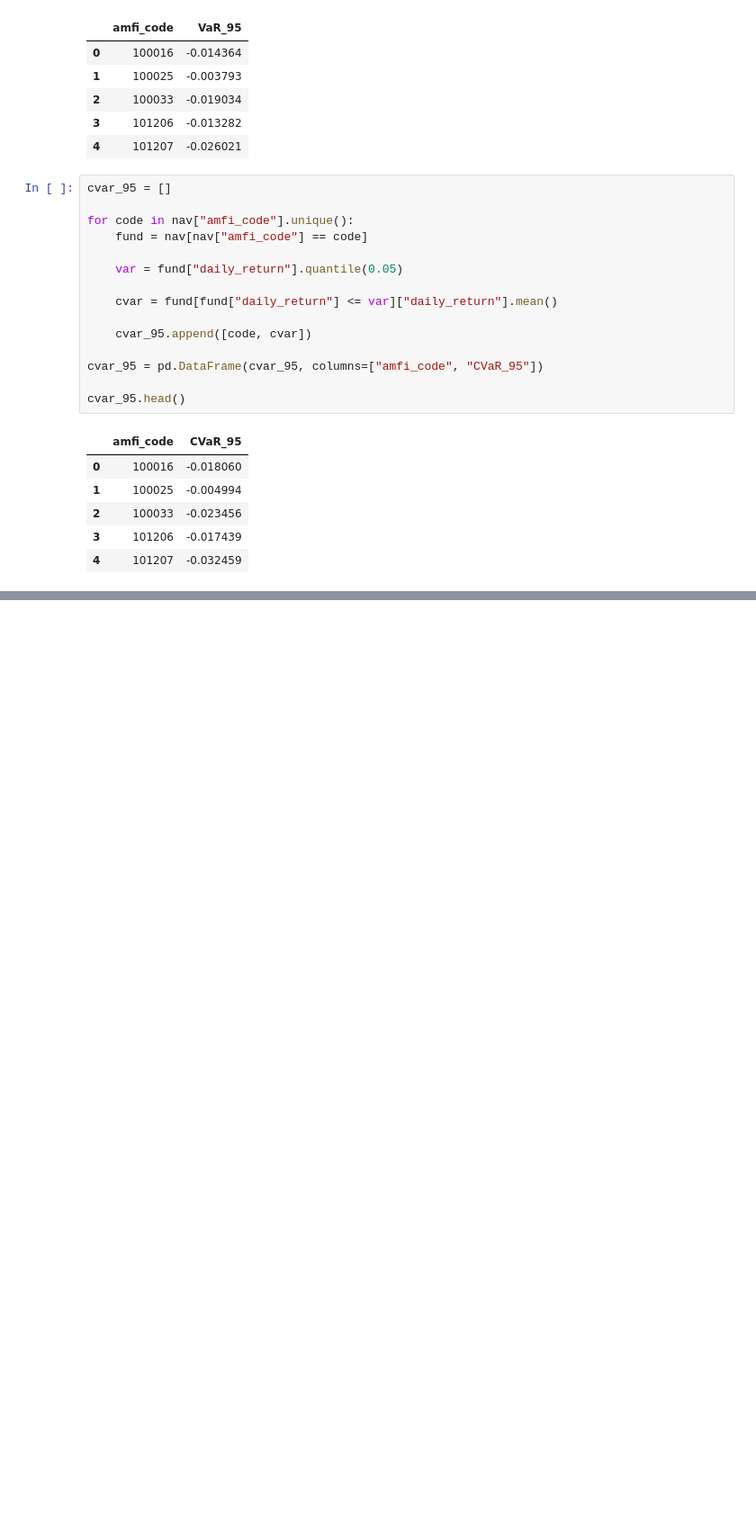
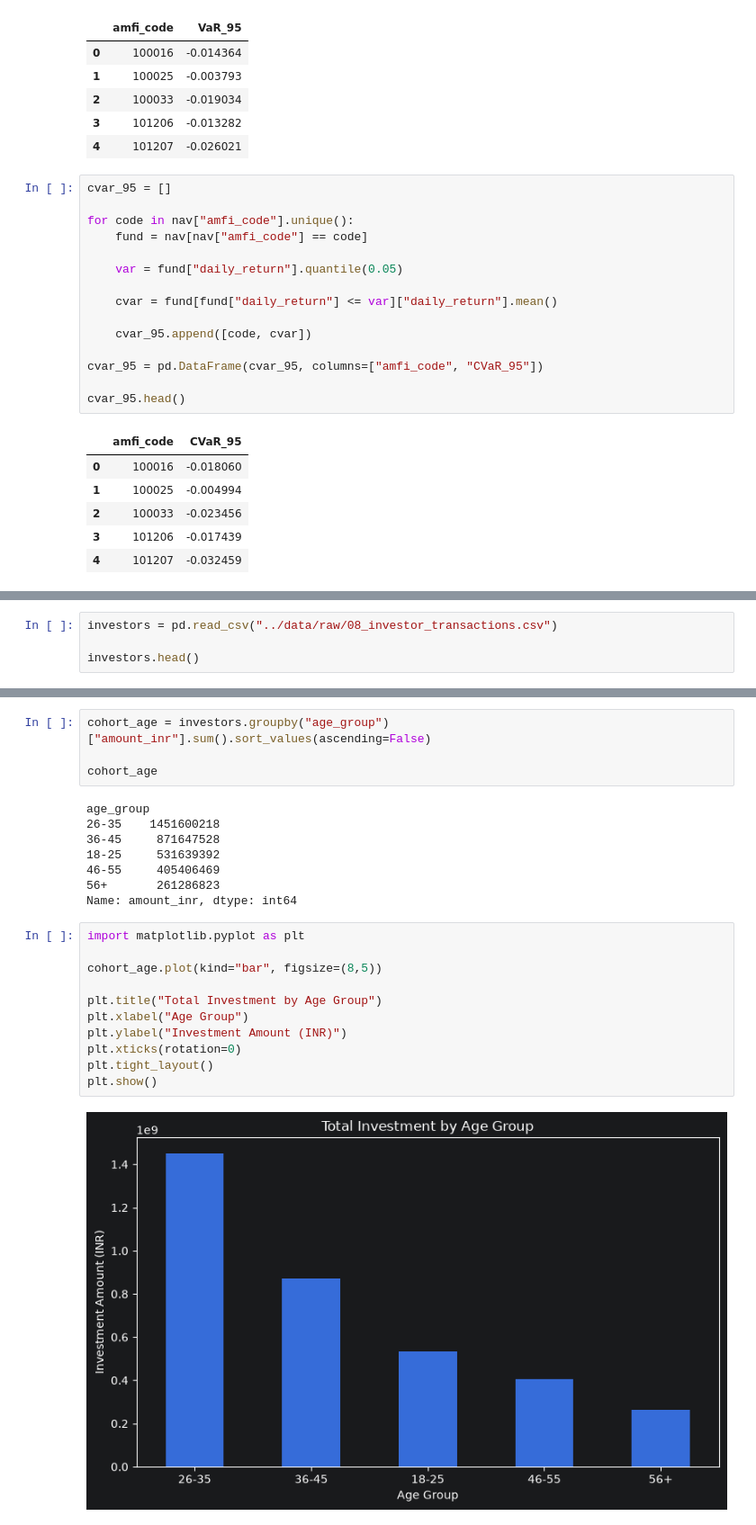
Before and after one commit to anurauniyar3024-ux/Bluestock_MF_Capstone, a Jupyter notebook: notebooks/Advanced_Analytics.ipynb, the cells around one changed output, grey strips where cells are left out. Shown at 90% size. Saved outputs shown, nothing was run; the diff lists cells and outputs as text; blank space fills up the shorter version.

```diff
--- a/notebooks/Advanced_Analytics.ipynb
+++ b/notebooks/Advanced_Analytics.ipynb
@@ -114,0 +187,4 @@ cvar_95.head()
+# %%
+investors = pd.read_csv("../data/raw/08_investor_transactions.csv")
+
+investors.head()
@@ -114,0 +198,25 @@ cvar_95.head()
+# %%
+cohort_age = investors.groupby("age_group")["amount_inr"].sum().sort_values(ascending=False)
+
+cohort_age
+# %% [output]
+age_group
+26-35    1451600218
+36-45     871647528
+18-25     531639392
+46-55     405406469
+56+       261286823
+Name: amount_inr, dtype: int64
+# %%
+import matplotlib.pyplot as plt
+
+cohort_age.plot(kind="bar", figsize=(8,5))
+
+plt.title("Total Investment by Age Group")
+plt.xlabel("Age Group")
+plt.ylabel("Investment Amount (INR)")
+plt.xticks(rotation=0)
+plt.tight_layout()
+plt.show()
+# %% [output]
+[figure, added]
```
Also changed, not shown: parts of 31 cells of this notebook, 1 other file.
